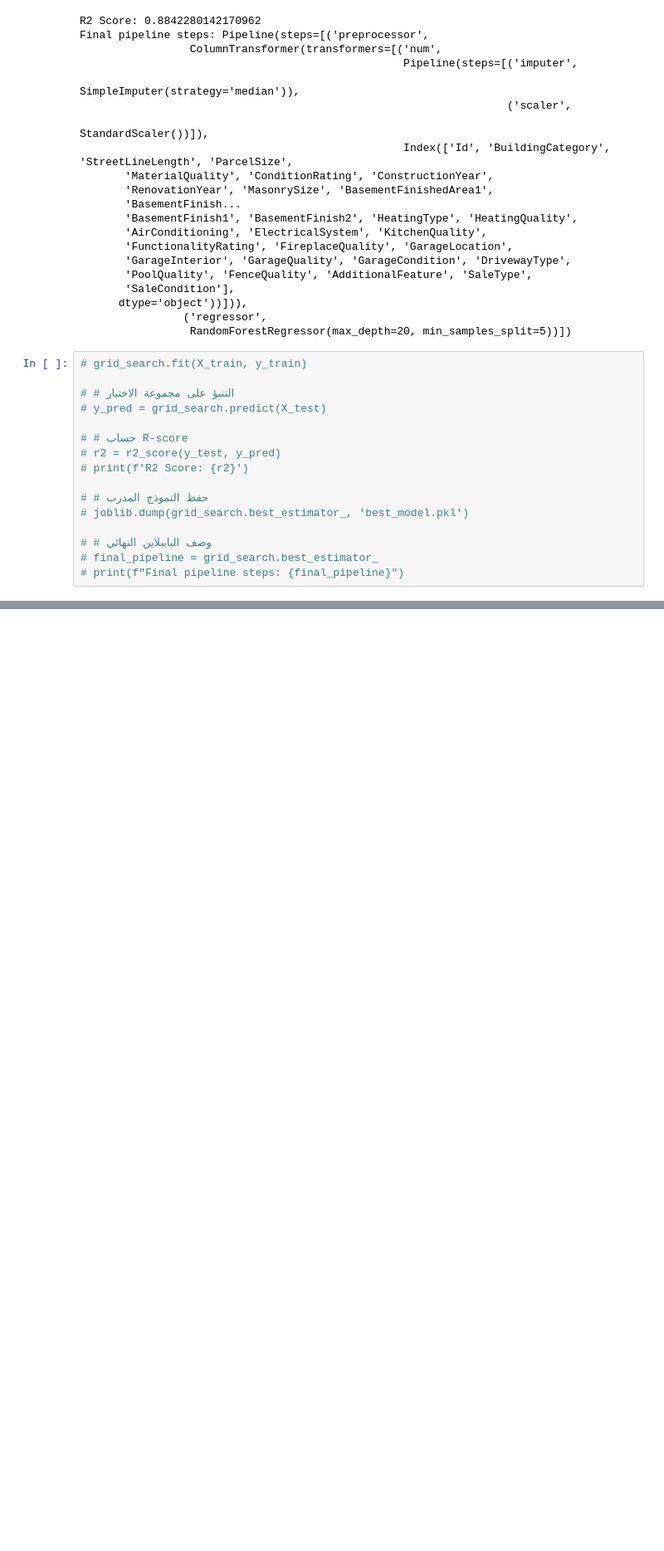
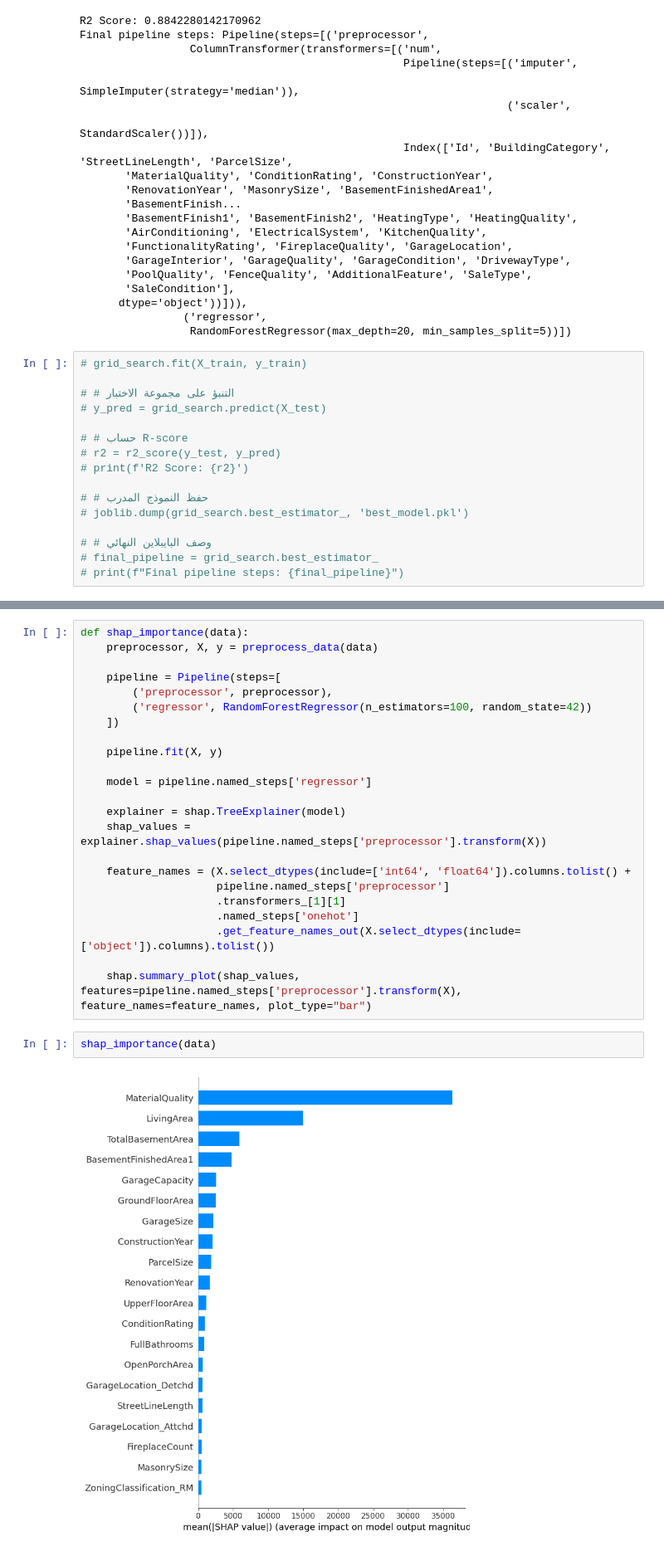
Before and after one commit to tonybotros1/ML-HM1, a Jupyter notebook: code.ipynb, the cells around one changed output, grey strips where cells are left out. Shown at 83% size. Drawn from its saved outputs; the diff is of its cells as text; blank space fills up the shorter version.

```diff
--- a/code.ipynb
+++ b/code.ipynb
@@ -234,0 +367,27 @@ Final pipeline steps: Pipeline(steps=[('preprocessor',
+# %%
+def shap_importance(data):
+    preprocessor, X, y = preprocess_data(data)
+
+    pipeline = Pipeline(steps=[
+        ('preprocessor', preprocessor),
+        ('regressor', RandomForestRegressor(n_estimators=100, random_state=42))
+    ])
+
+    pipeline.fit(X, y)
+
+    model = pipeline.named_steps['regressor']
+
+    explainer = shap.TreeExplainer(model)
+    shap_values = explainer.shap_values(pipeline.named_steps['preprocessor'].transform(X))
+
+    feature_names = (X.select_dtypes(include=['int64', 'float64']).columns.tolist() +
+                     pipeline.named_steps['preprocessor']
+                     .transformers_[1][1]
+                     .named_steps['onehot']
+                     .get_feature_names_out(X.select_dtypes(include=['object']).columns).tolist())
+
+    shap.summary_plot(shap_values, features=pipeline.named_steps['preprocessor'].transform(X), feature_names=feature_names, plot_type="bar")
+# %%
+shap_importance(data)
+# %% [output]
+[figure, added]
```
Also changed, not shown: parts of 24 cells of this notebook.
